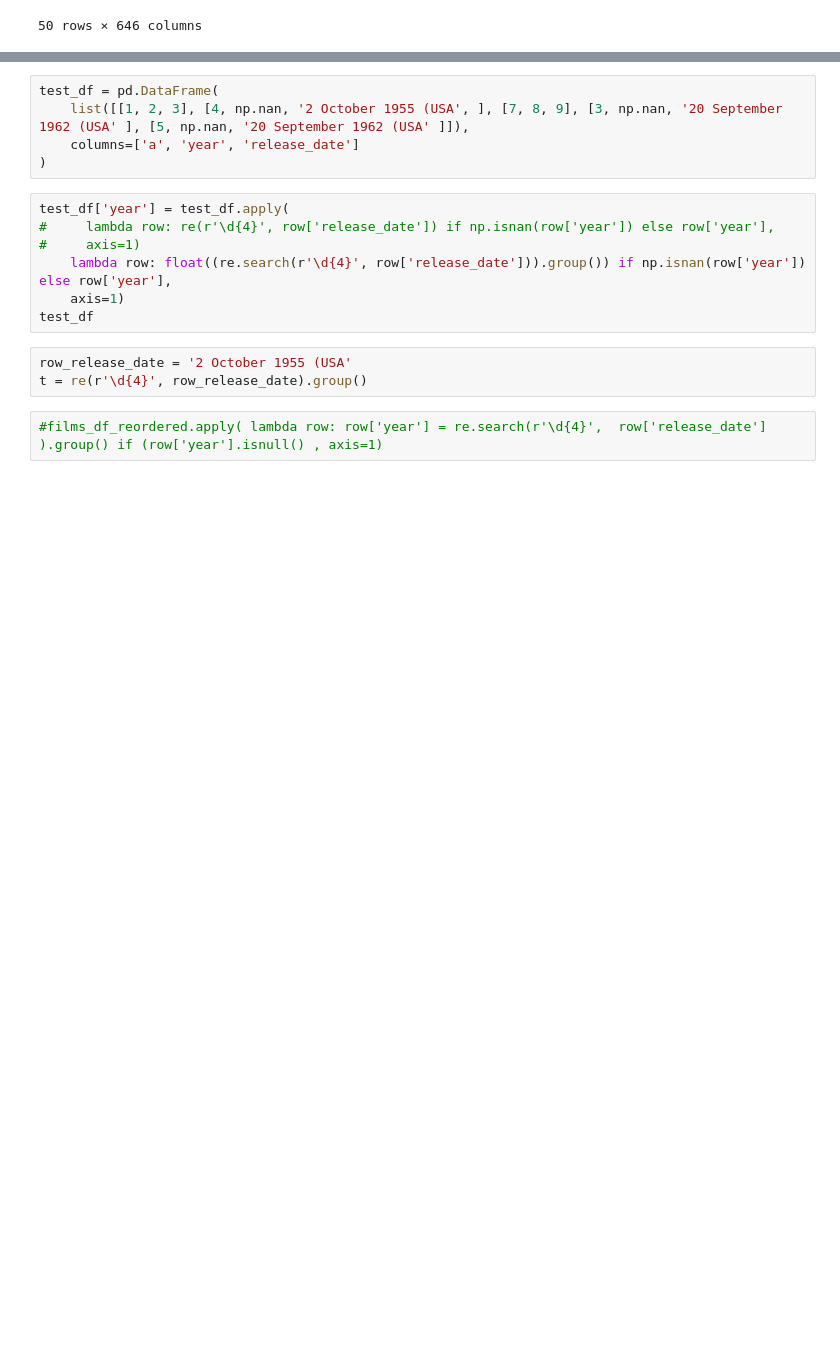
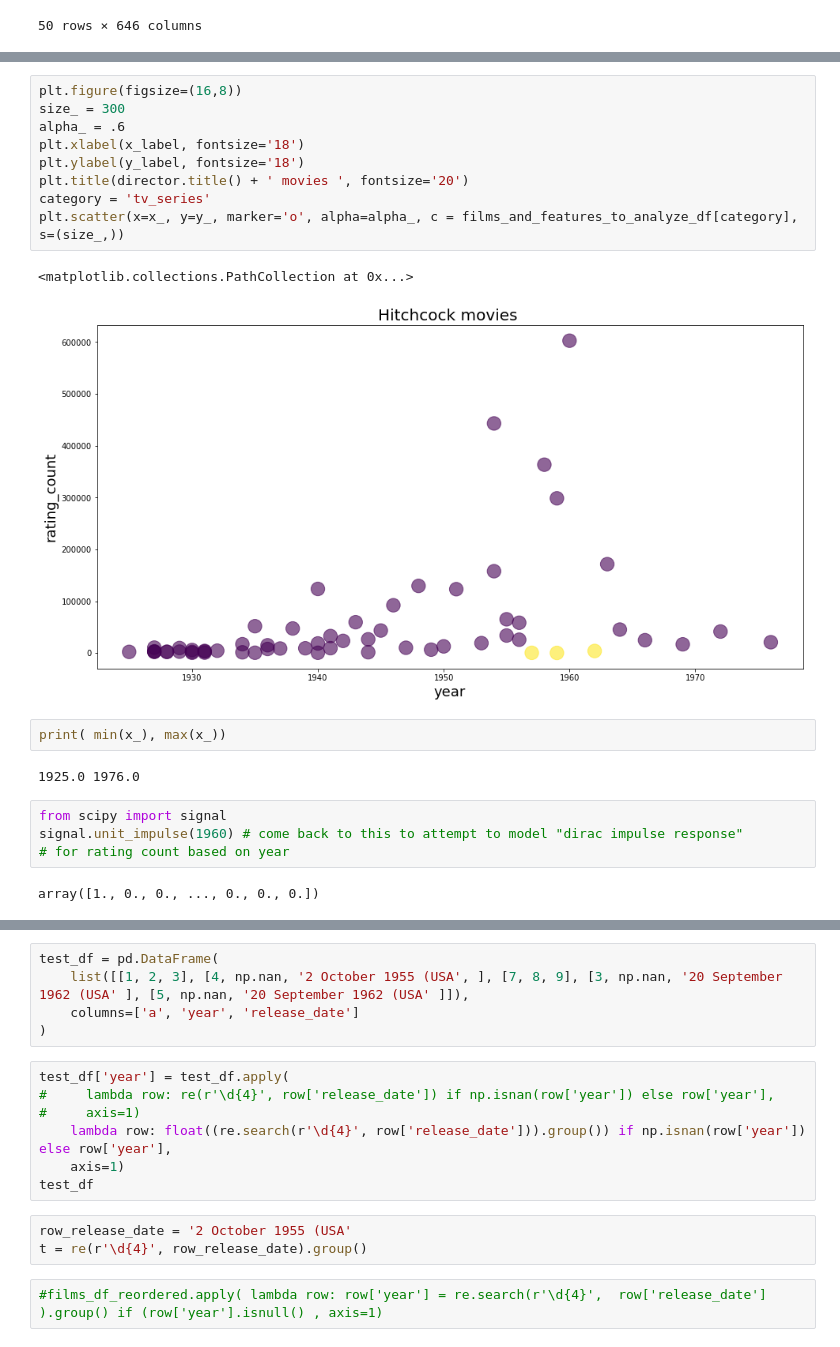
Before and after one commit to jmailman/scrape_flix, a Jupyter notebook: film_directors_streamlined.ipynb, the cells around one changed output, grey strips where cells are left out. Saved outputs shown, nothing was run; the diff lists cells and outputs as text; blank space fills up the shorter version.

```diff
--- a/film_directors_streamlined.ipynb
+++ b/film_directors_streamlined.ipynb
@@ -740,0 +865,22 @@ films_df_reordered.head(50)
+# %%
+plt.figure(figsize=(16,8))
+size_ = 300
+alpha_ = .6
+plt.xlabel(x_label, fontsize='18')
+plt.ylabel(y_label, fontsize='18')
+plt.title(director.title() + ' movies ', fontsize='20')
+category = 'tv_series'
+plt.scatter(x=x_, y=y_, marker='o', alpha=alpha_, c = films_and_features_to_analyze_df[category], s=(size_,))
+# %% [output]
+<matplotlib.collections.PathCollection at 0x...>
+[figure, added]
+# %%
+print( min(x_), max(x_))
+# %% [output]
+1925.0 1976.0
+# %%
+from scipy import signal
+signal.unit_impulse(1960) # come back to this to attempt to model "dirac impulse response"
+# for rating count based on year
+# %% [output]
+array([1., 0., 0., ..., 0., 0., 0.])
```
Also changed, not shown: parts of 48 cells of this notebook.
